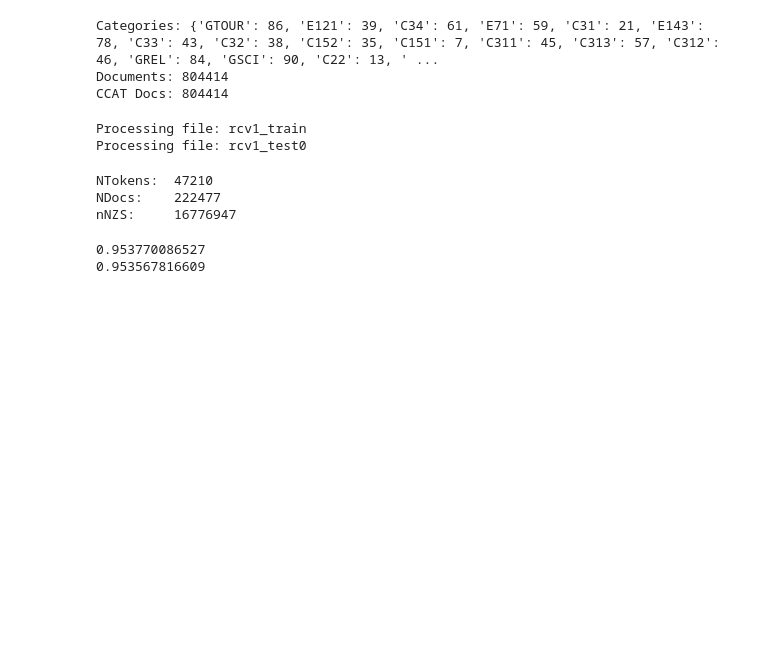
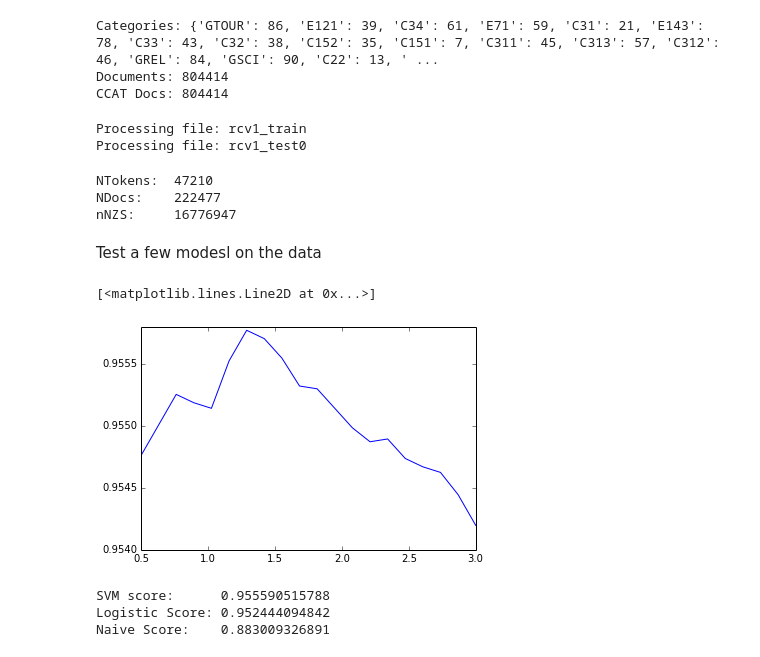
Before and after one commit to pbailis/fast-tpcc-repo, a Jupyter notebook: pysim/sklearn/DataTesting.ipynb, the cells around one changed output. Saved outputs shown, nothing was run; the diff lists cells and outputs as text; code cells hidden in the pictures; blank space fills up the shorter version.

```diff
--- a/pysim/sklearn/DataTesting.ipynb
+++ b/pysim/sklearn/DataTesting.ipynb
@@ -439,6 +404,8 @@ ccat_id = cat_ids["CCAT"]
 for i in range(0, nDocs):
     Y[i] = (did2cat[revdocmap[i]] == ccat_id)
 Y = 2.0 * Y - 1.0
+# %% [markdown]
+Test a few modesl on the data
 # %%
 # Split into train and test
 test_prop = 0.2
@@ -451,14 +418,27 @@ Xtest = X[indices[:testSize],:]
 Ytest = Y[indices[:testSize]]
 Xtrain = X[indices[testSize:],:]
 Ytrain = Y[indices[testSize:]]
+# %%
+cvalues = linspace(.5, 3, 20)
+score = np.zeros(size(cvalues))
+for i in range(0, size(cvalues)):
+    globalSVM = svm.LinearSVC(loss='l1', C=cvalues[i])
+    globalSVM.fit(Xtrain, Ytrain)
+    score[i] = globalSVM.score(Xtest, Ytest)
+plot(cvalues, score)
+# %% [output]
+[<matplotlib.lines.Line2D at 0x...>]
+[figure, added]
 # %%
 # Run SVM (just to get a sense as to how it should perform)
-globalSVM = svm.LinearSVC()
+globalSVM = svm.LinearSVC(loss='l1', C=1.5)
 globalSVM.fit(Xtrain, Ytrain)
 globalLogistic = linear_model.LogisticRegression()
 globalLogistic.fit(Xtrain, Ytrain)
-print globalSVM.score(Xtest, Ytest)
-print globalLogistic.score(Xtest, Ytest)
+print "SVM score:      " + str(globalSVM.score(Xtest, Ytest))
+print "Logistic Score: " + str(globalLogistic.score(Xtest, Ytest))
+print "Naive Score:    " + str(mean((Ytest + 2.)/2.))
 # %% [output]
-0.953770086527
-0.953567816609
+SVM score:      0.955590515788
+Logistic Score: 0.952444094842
+Naive Score:    0.883009326891
```
Also changed, not shown: parts of 14 cells of this notebook.
